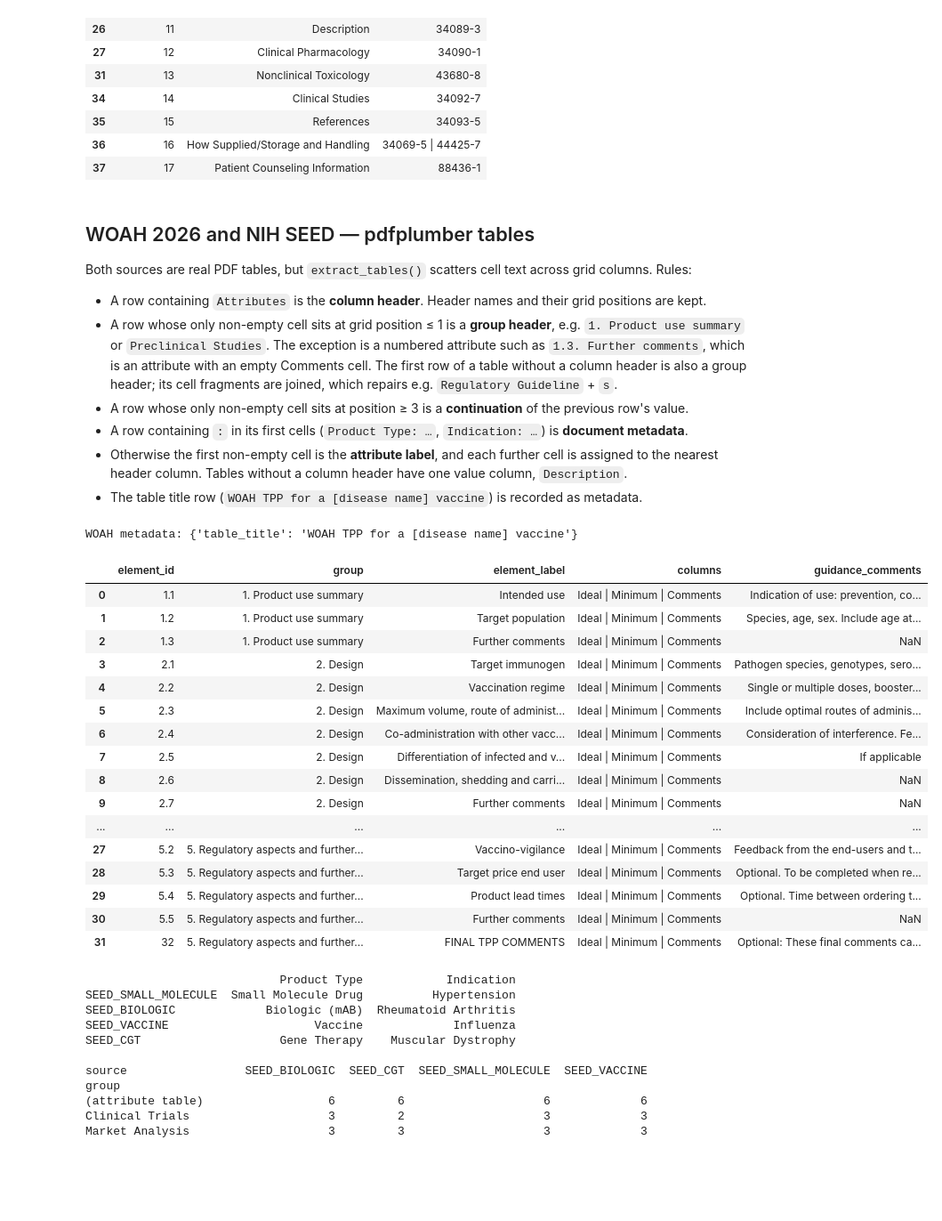
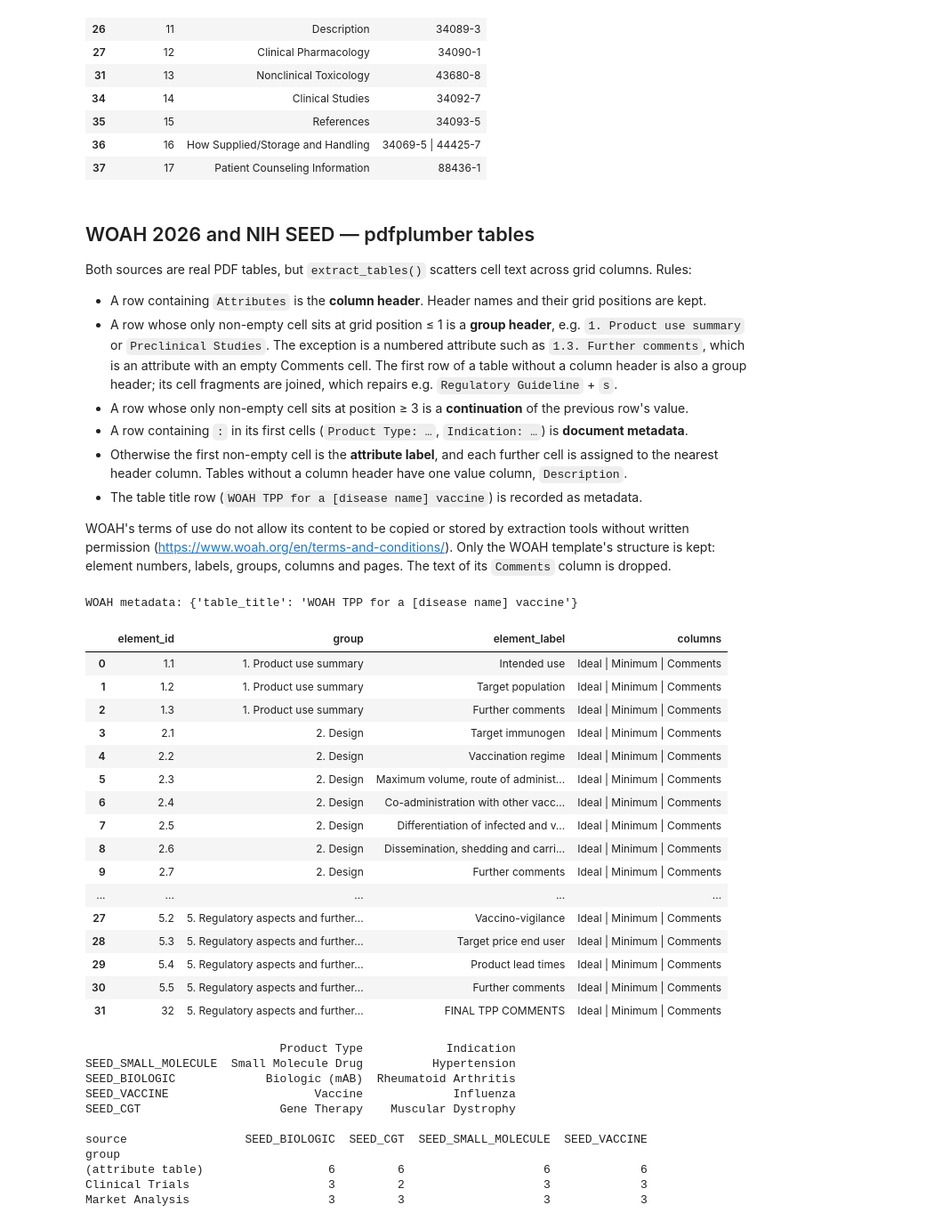
Before and after one commit to kerfors/early-clinical-design-research, a Jupyter notebook: tpp-templates/tpp_template_comparison.ipynb, the cells around one changed output. Shown at 89% size. Saved outputs shown, nothing was run; the diff lists cells and outputs as text; code cells hidden in the pictures; blank space fills up the shorter version.

```diff
--- a/tpp-templates/tpp_template_comparison.ipynb
+++ b/tpp-templates/tpp_template_comparison.ipynb
@@ -283,6 +283,10 @@ Both sources are real PDF tables, but `extract_tables()` scatters cell text acro
 - A row containing `:` in its first cells (`Product Type: …`, `Indication: …`) is **document metadata**.
 - Otherwise the first non-empty cell is the **attribute label**, and each further cell is assigned to the nearest header column. Tables without a column header have one value column, `Description`.
 - The table title row (`WOAH TPP for a [disease name] vaccine`) is recorded as metadata.
+
+WOAH's terms of use do not allow its content to be copied or stored by extraction tools without written permission
+(https://www.woah.org/en/terms-and-conditions/). Only the WOAH template's structure is kept: element numbers,
+labels, groups, columns and pages. The text of its `Comments` column is dropped.
 # %%
 def clean(cell):
     return re.sub(r"\s+", " ", (cell or "").replace("\n", " ")).strip()
@@ -331,51 +335,52 @@ def parse_plumber_tables(source, pdf_path, filled_example):
                     values = {}
                     for pos, t in cells[1:]:
                         if header:
                             name = min(header, key=lambda h: abs(h[0] - pos))[1]
                         else:
                             name = "Description"
                         values[name] = (values.get(name, "") + " " + t).strip()
                     last = {"source": source, "group": group, "element_label": label,
                             "values": values, "page": pno,
                             "columns": " | ".join(h[1] for h in header) if header else "Description"}
                     rows.append(last)
     out = []
     for i, r in enumerate(rows, start=1):
         m = re.match(r"^(\d+\.\d+)\.\s+(.*)$", r["element_label"])
         element_id = m.group(1) if m else str(i)
         label = m.group(2) if m else r["element_label"]
         row = {"source": source, "element_id": element_id, "group": r["group"], "element_label": label,
                "element_kind": "attribute", "columns": r["columns"], "page": r["page"]}
         for k, v in r["values"].items():
             key = ("example_value_" if filled_example and k != "Comments" else "guidance_") + \
                 re.sub(r"[^a-z0-9]+", "_", k.lower()).strip("_")
             row[key] = v
         out.append(row)
     return pd.DataFrame(out), meta
 
 
 woah, woah_meta = parse_plumber_tables("WOAH2026", SOURCE_DIR / SOURCES["WOAH2026"][0], filled_example=False)
+woah = woah.drop(columns=["guidance_comments"])
 print("WOAH metadata:", woah_meta)
-woah[["element_id", "group", "element_label", "columns", "guidance_comments"]]
+woah[["element_id", "group", "element_label", "columns"]]
 # %% [output]
 WOAH metadata: {'table_title': 'WOAH TPP for a [disease name] vaccine'}
-|  | element_id | group | element_label | columns | guidance_comments |
-| 0 | 1.1 | 1. Product use summary | Intended use | Ideal | Minimum | Comments | Indication of use: prevention, co... |
-| 1 | 1.2 | 1. Product use summary | Target population | Ideal | Minimum | Comments | Species, age, sex. Include age at... |
-| 2 | 1.3 | 1. Product use summary | Further comments | Ideal | Minimum | Comments | NaN |
-| 3 | 2.1 | 2. Design | Target immunogen | Ideal | Minimum | Comments | Pathogen species, genotypes, sero... |
-| 4 | 2.2 | 2. Design | Vaccination regime | Ideal | Minimum | Comments | Single or multiple doses, booster... |
-| 5 | 2.3 | 2. Design | Maximum volume, route of administ... | Ideal | Minimum | Comments | Include optimal routes of adminis... |
-| 6 | 2.4 | 2. Design | Co-administration with other vacc... | Ideal | Minimum | Comments | Consideration of interference. Fe... |
-| 7 | 2.5 | 2. Design | Differentiation of infected and v... | Ideal | Minimum | Comments | If applicable |
-| 8 | 2.6 | 2. Design | Dissemination, shedding and carri... | Ideal | Minimum | Comments | NaN |
-| 9 | 2.7 | 2. Design | Further comments | Ideal | Minimum | Comments | NaN |
-| ... | ... | ... | ... | ... | ... |
-| 27 | 5.2 | 5. Regulatory aspects and further... | Vaccino-vigilance | Ideal | Minimum | Comments | Feedback from the end-users and t... |
-| 28 | 5.3 | 5. Regulatory aspects and further... | Target price end user | Ideal | Minimum | Comments | Optional. To be completed when re... |
-| 29 | 5.4 | 5. Regulatory aspects and further... | Product lead times | Ideal | Minimum | Comments | Optional. Time between ordering t... |
-| 30 | 5.5 | 5. Regulatory aspects and further... | Further comments | Ideal | Minimum | Comments | NaN |
-| 31 | 32 | 5. Regulatory aspects and further... | FINAL TPP COMMENTS | Ideal | Minimum | Comments | Optional: These final comments ca... |
+|  | element_id | group | element_label | columns |
+| 0 | 1.1 | 1. Product use summary | Intended use | Ideal | Minimum | Comments |
+| 1 | 1.2 | 1. Product use summary | Target population | Ideal | Minimum | Comments |
+| 2 | 1.3 | 1. Product use summary | Further comments | Ideal | Minimum | Comments |
+| 3 | 2.1 | 2. Design | Target immunogen | Ideal | Minimum | Comments |
+| 4 | 2.2 | 2. Design | Vaccination regime | Ideal | Minimum | Comments |
+| 5 | 2.3 | 2. Design | Maximum volume, route of administ... | Ideal | Minimum | Comments |
+| 6 | 2.4 | 2. Design | Co-administration with other vacc... | Ideal | Minimum | Comments |
+| 7 | 2.5 | 2. Design | Differentiation of infected and v... | Ideal | Minimum | Comments |
+| 8 | 2.6 | 2. Design | Dissemination, shedding and carri... | Ideal | Minimum | Comments |
+| 9 | 2.7 | 2. Design | Further comments | Ideal | Minimum | Comments |
+| ... | ... | ... | ... | ... |
+| 27 | 5.2 | 5. Regulatory aspects and further... | Vaccino-vigilance | Ideal | Minimum | Comments |
+| 28 | 5.3 | 5. Regulatory aspects and further... | Target price end user | Ideal | Minimum | Comments |
+| 29 | 5.4 | 5. Regulatory aspects and further... | Product lead times | Ideal | Minimum | Comments |
+| 30 | 5.5 | 5. Regulatory aspects and further... | Further comments | Ideal | Minimum | Comments |
+| 31 | 32 | 5. Regulatory aspects and further... | FINAL TPP COMMENTS | Ideal | Minimum | Comments |
 # %%
 seed_frames, seed_meta = [], {}
 for key in ["SEED_SMALL_MOLECULE", "SEED_BIOLOGIC", "SEED_VACCINE", "SEED_CGT"]:
```
Also changed, not shown: parts of 1 cell of this notebook, 4 other files.
